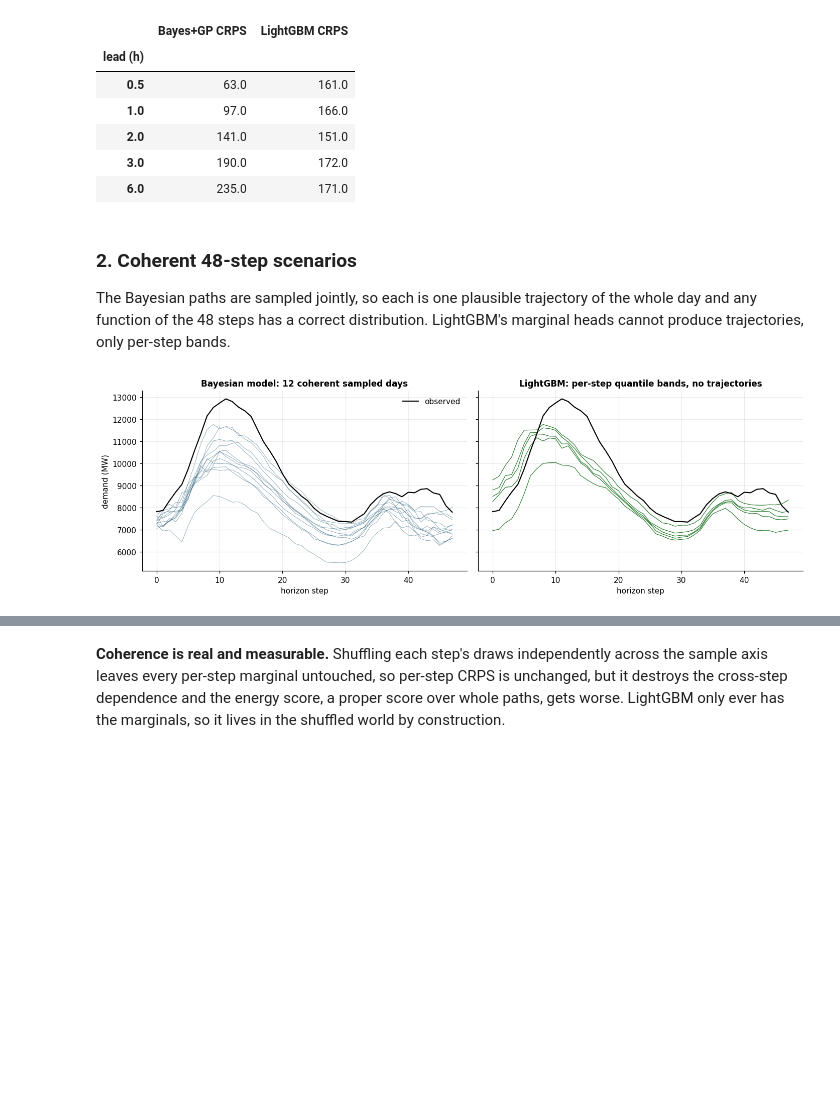
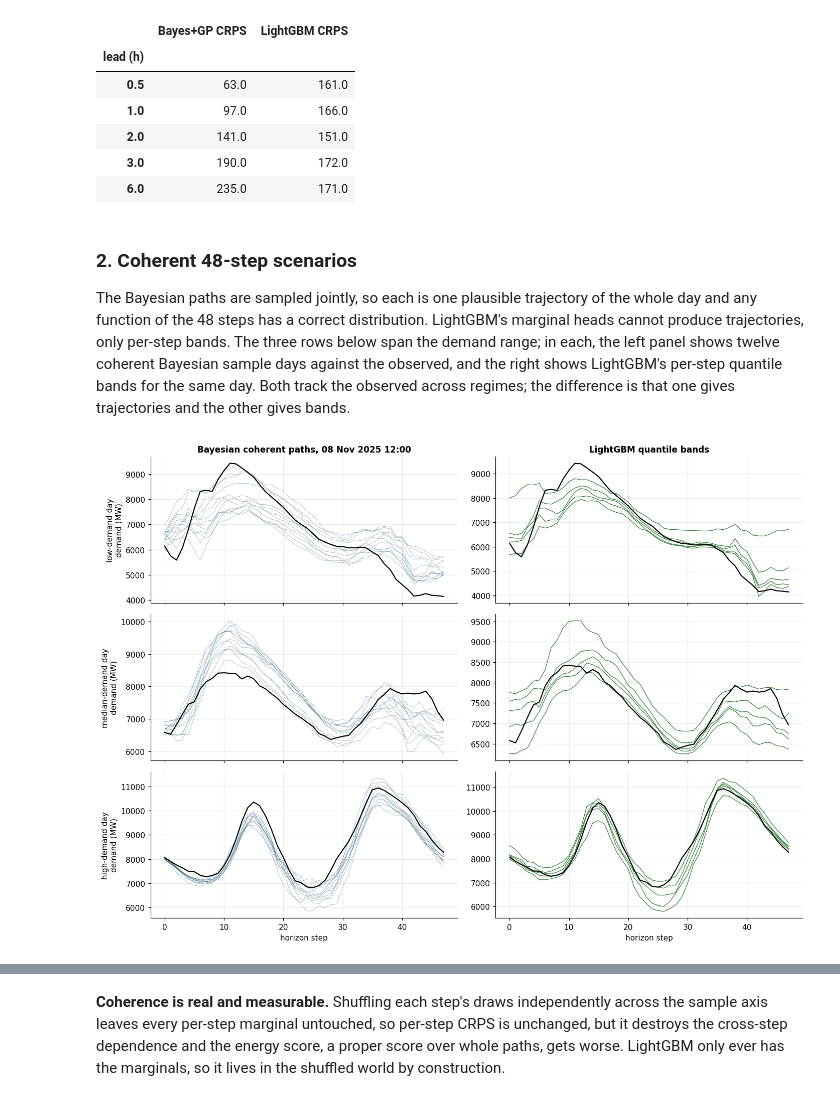
Before and after one commit to argmax-w/nem-demand-forecast, a Jupyter notebook: notebooks/06_bayes_vs_lightgbm.ipynb, the cells around one changed output, grey strips where cells are left out. Drawn from its saved outputs; the diff is of its cells as text; code cells hidden in the pictures; blank space fills up the shorter version.

Commit message:
Expand notebook 06 with more forecast examples and the generative case

```diff
--- a/notebooks/06_bayes_vs_lightgbm.ipynb
+++ b/notebooks/06_bayes_vs_lightgbm.ipynb
@@ -224,25 +245,29 @@ pd.DataFrame(
 The Bayesian paths are sampled jointly, so each is one plausible
 trajectory of the whole day and any function of the 48 steps has a
 correct distribution. LightGBM's marginal heads cannot produce
-trajectories, only per-step bands.
+trajectories, only per-step bands. The three rows below span the demand
+range; in each, the left panel shows twelve coherent Bayesian sample
+days against the observed, and the right shows LightGBM's per-step
+quantile bands for the same day. Both track the observed across regimes;
+the difference is that one gives trajectories and the other gives bands.
 # %%
-fig, axes = plt.subplots(1, 2, figsize=(13, 4.2), sharey=True)
-worst = int(np.argmax(gp_origin_crps))
 idx = np.arange(horizon)
-for s in range(12):
-    axes[0].plot(idx, paths[s, worst, :], color=GP_BLUE, lw=0.6, alpha=0.5)
-axes[0].plot(idx, y[worst], color="black", lw=1.4, label="observed")
-axes[0].set_title("Bayesian model: 12 coherent sampled days")
-axes[0].set_ylabel("demand (MW)")
-axes[0].legend()
-for q in (0.05, 0.25, 0.5, 0.75, 0.95):
-    axes[1].plot(idx, quantiles[worst, levels.tolist().index(q), :], color=LG_GREEN, lw=0.8)
-axes[1].plot(idx, y[worst], color="black", lw=1.4)
-axes[1].set_title("LightGBM: per-step quantile bands, no trajectories")
-for ax in axes:
-    ax.set_xlabel("horizon step")
+fig, axes = plt.subplots(len(examples), 2, figsize=(13, 3.1 * len(examples)), sharex=True)
+for row, (label, i) in enumerate(examples.items()):
+    date = origin_times[i].strftime("%d %b %Y %H:%M")
+    for s in range(12):
+        axes[row, 0].plot(idx, paths[s, i, :], color=GP_BLUE, lw=0.5, alpha=0.45)
+    axes[row, 0].plot(idx, y[i], color="black", lw=1.4)
+    axes[row, 0].set_ylabel(f"{label}\ndemand (MW)")
+    for q in (0.05, 0.25, 0.5, 0.75, 0.95):
+        axes[row, 1].plot(idx, quantiles[i, levels.tolist().index(q), :], color=LG_GREEN, lw=0.8)
+    axes[row, 1].plot(idx, y[i], color="black", lw=1.4)
+    axes[row, 0].set_title(f"Bayesian coherent paths, {date}" if row == 0 else "")
+    axes[row, 1].set_title("LightGBM quantile bands" if row == 0 else "")
+axes[-1, 0].set_xlabel("horizon step")
+axes[-1, 1].set_xlabel("horizon step")
 fig.tight_layout()
 save_figure(fig, "bench_paths_vs_bands", cfg.paths.figures)
 plt.show()
 # %% [output]
-[figure, old version]
+[figure, new version]
```
Also changed, not shown: parts of 12 cells of this notebook, 7 other files.
